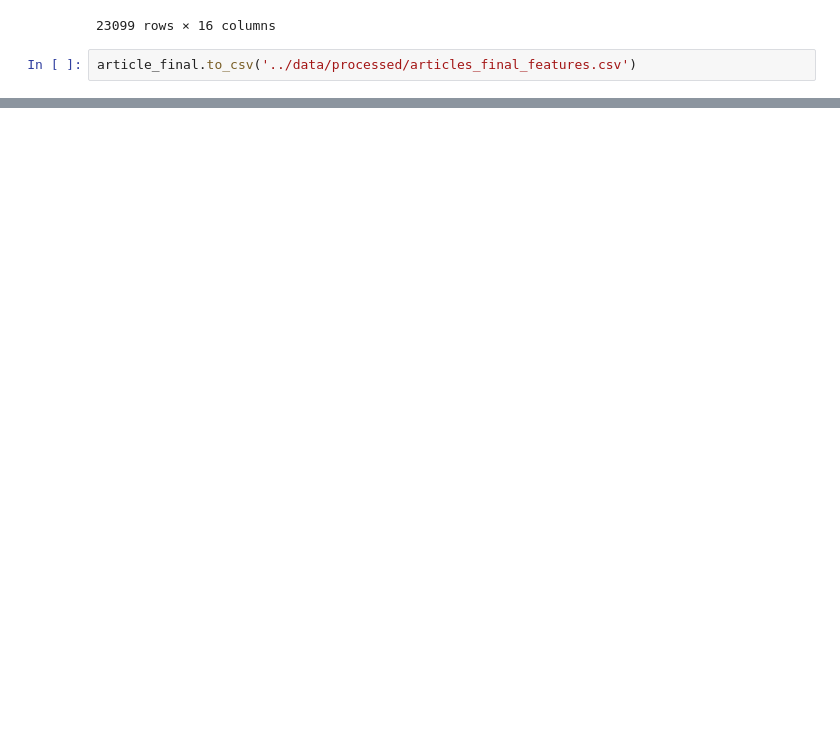
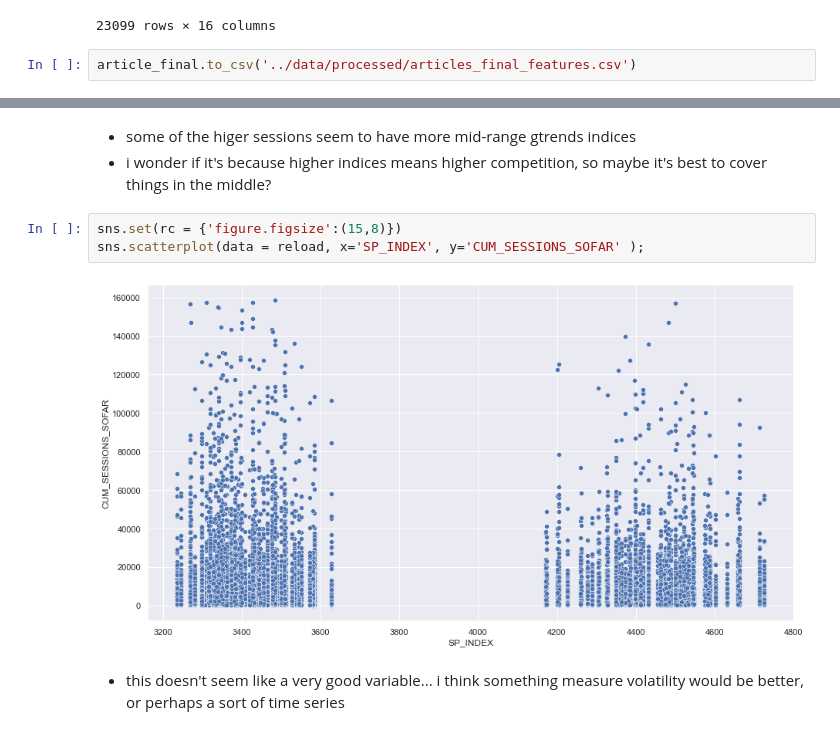
Before and after one commit to hlwestberg/GA-DS-Repo, a Jupyter notebook: capstone/notebooks/6-merge-data-sets.ipynb, the cells around one changed output, grey strips where cells are left out. Drawn from its saved outputs; the diff is of its cells as text; blank space fills up the shorter version.

```diff
--- a/capstone/notebooks/6-merge-data-sets.ipynb
+++ b/capstone/notebooks/6-merge-data-sets.ipynb
@@ -306,0 +323,10 @@ article_final.to_csv('../data/processed/articles_final_features.csv')
+# %% [markdown]
+- some of the higer sessions seem to have more mid-range gtrends indices
+- i wonder if it's because higher indices means higher competition, so maybe it's best to cover things in the middle?
+# %%
+sns.set(rc = {'figure.figsize':(15,8)})
+sns.scatterplot(data = reload, x='SP_INDEX', y='CUM_SESSIONS_SOFAR' );
+# %% [output]
+[figure, added]
+# %% [markdown]
+- this doesn't seem like a very good variable... i think something measure volatility would be better, or perhaps a sort of time series
```
Also changed, not shown: parts of 3 cells of this notebook, 1 other file.
